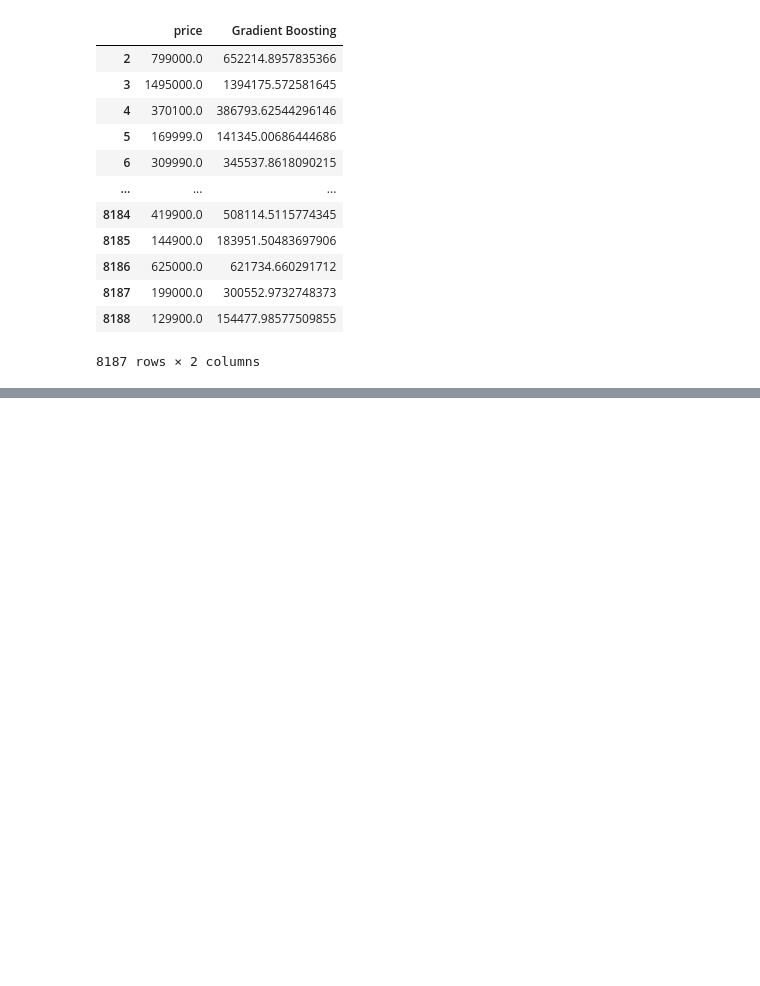
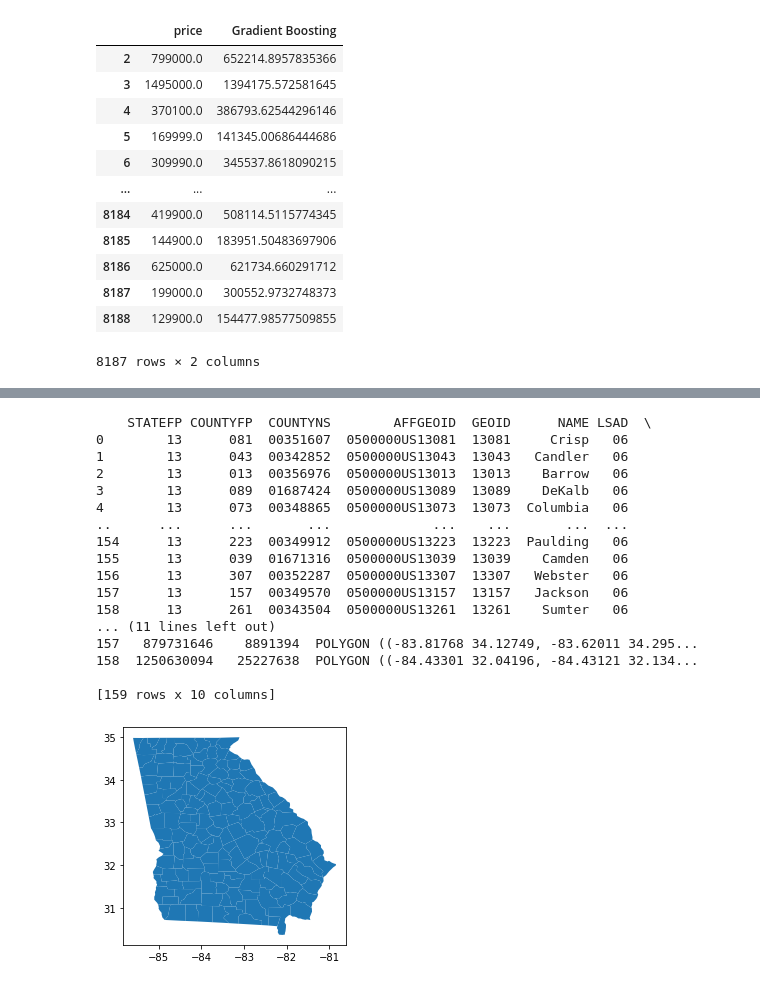
Before and after one commit to Derherpderderp/Csci343Project2, a Jupyter notebook: Csci343Project2hhgarret.ipynb, the cells around one changed output, grey strips where cells are left out. Cells and saved outputs as stored; diff of their text form; code cells hidden in the pictures; blank space fills up the shorter version.

```diff
--- a/Csci343Project2hhgarret.ipynb
+++ b/Csci343Project2hhgarret.ipynb
@@ -69 +81,10 @@ print(num)
 18
+# %%
+usMap = geopandas.read_file('cb_2018_us_county_20m/cb_2018_us_county_20m.shp')
+georgiaMap = usMap[0:0]
+count = 0
+for i in range(len(usMap)):
+    if usMap.loc[i]['STATEFP'] in ['13']:
+        georgiaMap.loc[count] = (usMap.loc[i])
+        count = count + 1
+print(georgiaMap)
@@ -69,0 +109,22 @@ print(num)
+# %%
+georgiaMap.plot()
+print(georgiaMap)
+# %% [output]
+    STATEFP COUNTYFP  COUNTYNS        AFFGEOID  GEOID      NAME LSAD  \
+0        13      081  00351607  0500000US13081  13081     Crisp   06
+1        13      043  00342852  0500000US13043  13043   Candler   06
+2        13      013  00356976  0500000US13013  13013    Barrow   06
+3        13      089  01687424  0500000US13089  13089    DeKalb   06
+4        13      073  00348865  0500000US13073  13073  Columbia   06
+..      ...      ...       ...             ...    ...       ...  ...
+154      13      223  00349912  0500000US13223  13223  Paulding   06
+155      13      039  01671316  0500000US13039  13039    Camden   06
+156      13      307  00352287  0500000US13307  13307   Webster   06
+157      13      157  00349570  0500000US13157  13157   Jackson   06
+158      13      261  00343504  0500000US13261  13261    Sumter   06
+... (11 lines left out)
+157   879731646    8891394  POLYGON ((-83.81768 34.12749, -83.62011 34.295...
+158  1250630094   25227638  POLYGON ((-84.43301 32.04196, -84.43121 32.134...
+
+[159 rows x 10 columns]
+[figure, added]
```
Also changed, not shown: parts of 15 cells of this notebook, 1 other file.
